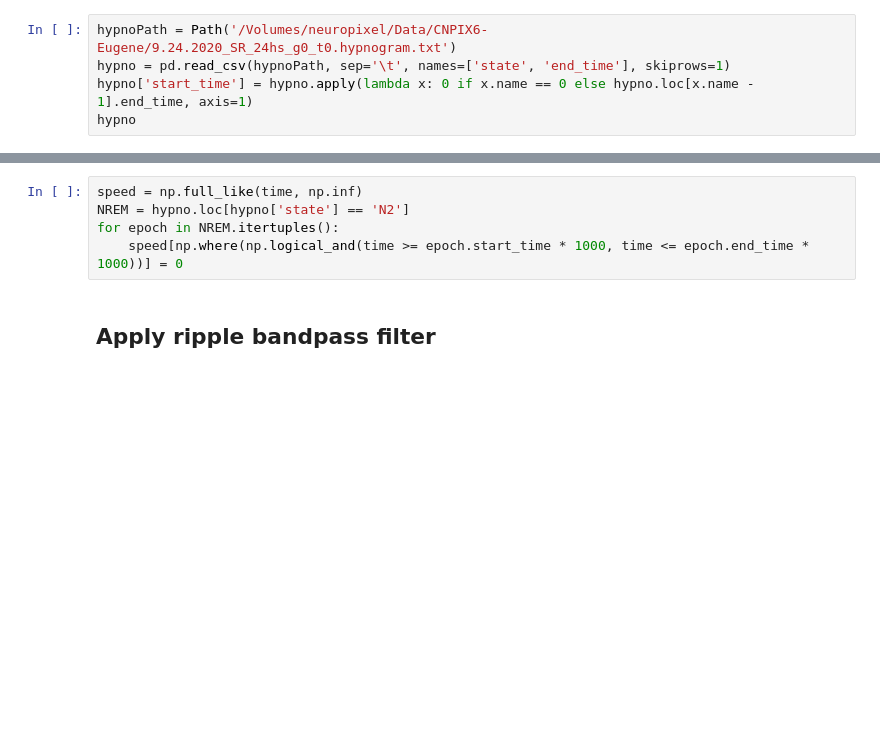
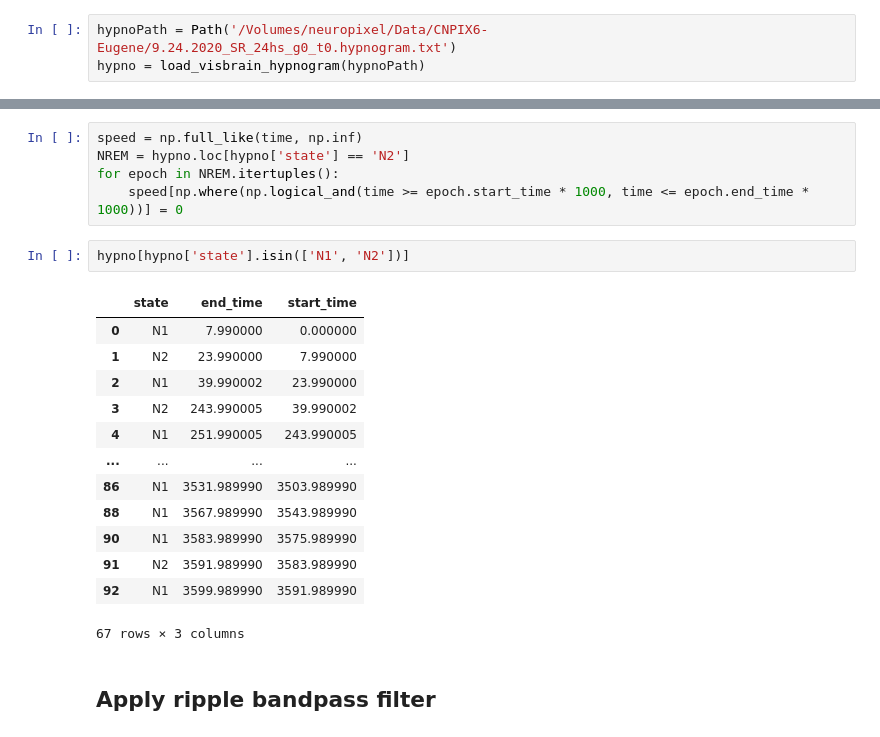
Before and after one commit to CSC-UW/ecephys, a Jupyter notebook: ecephys/notebooks/ripple_detection.ipynb, the cells around one changed output, grey strips where cells are left out. Saved outputs shown, nothing was run; the diff lists cells and outputs as text; blank space fills up the shorter version.

```diff
--- a/ecephys/notebooks/ripple_detection.ipynb
+++ b/ecephys/notebooks/ripple_detection.ipynb
@@ -73,6 +44,4 @@ Canvas(toolbar=Toolbar(toolitems=[('Home', 'Reset original view', 'home', 'home'
 ## Load hypnogram and select only NREM epochs
 # %%
 hypnoPath = Path('/Volumes/neuropixel/Data/CNPIX6-Eugene/9.24.2020_SR_24hs_g0_t0.hypnogram.txt')
-hypno = pd.read_csv(hypnoPath, sep='\t', names=['state', 'end_time'], skiprows=1)
-hypno['start_time'] = hypno.apply(lambda x: 0 if x.name == 0 else hypno.loc[x.name - 1].end_time, axis=1)
-hypno
+hypno = load_visbrain_hypnogram(hypnoPath)
@@ -95,6 +66,22 @@ speed = np.full_like(time, np.inf)
 NREM = hypno.loc[hypno['state'] == 'N2']
 for epoch in NREM.itertuples():
     speed[np.where(np.logical_and(time >= epoch.start_time * 1000, time <= epoch.end_time * 1000))] = 0
+# %%
+hypno[hypno['state'].isin(['N1', 'N2'])]
+# %% [output]
+|  | state | end_time | start_time |
+| 0 | N1 | 7.990000 | 0.000000 |
+| 1 | N2 | 23.990000 | 7.990000 |
+| 2 | N1 | 39.990002 | 23.990000 |
+| 3 | N2 | 243.990005 | 39.990002 |
+| 4 | N1 | 251.990005 | 243.990005 |
+| ... | ... | ... | ... |
+| 86 | N1 | 3531.989990 | 3503.989990 |
+| 88 | N1 | 3567.989990 | 3543.989990 |
+| 90 | N1 | 3583.989990 | 3575.989990 |
+| 91 | N2 | 3591.989990 | 3583.989990 |
+| 92 | N1 | 3599.989990 | 3591.989990 |
+67 rows × 3 columns
 # %% [markdown]
 ## Apply ripple bandpass filter
 # %%
```
Also changed, not shown: parts of 13 cells of this notebook, 13 other files.
